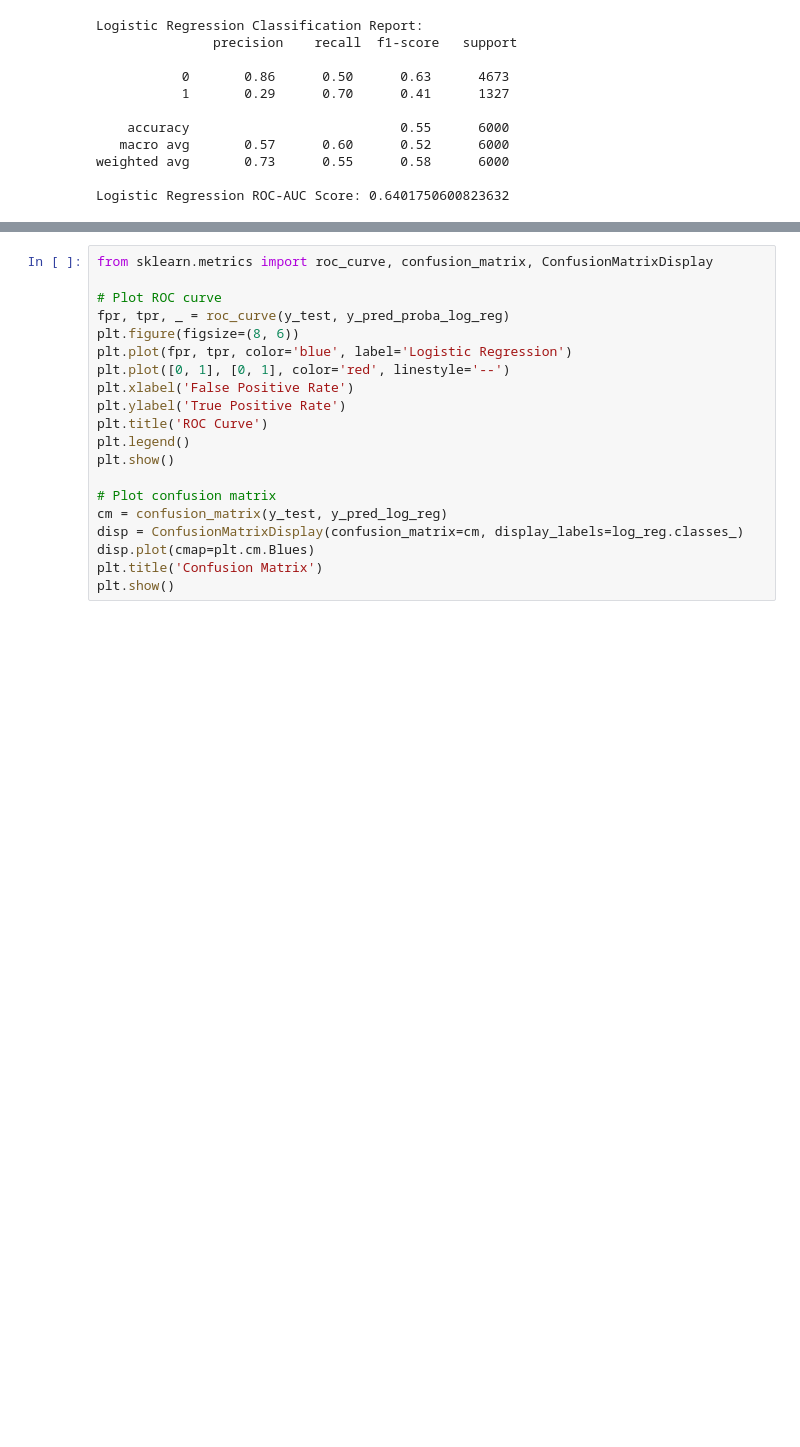
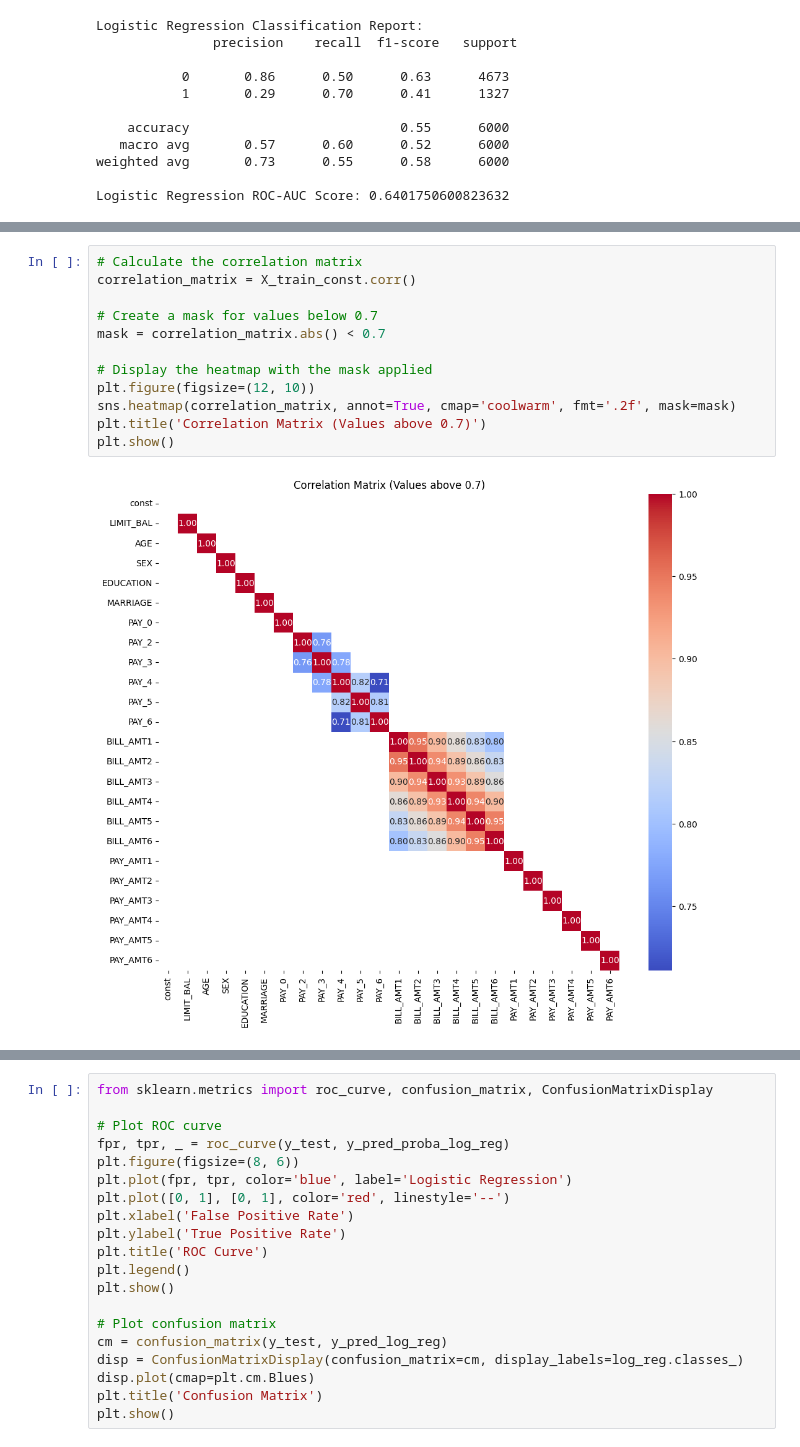
Before and after one commit to zuzann18/Credit_Risk, a Jupyter notebook: credit.ipynb, the cells around one changed output, grey strips where cells are left out. Cells and saved outputs as stored; diff of their text form; blank space fills up the shorter version.

```diff
--- a/credit.ipynb
+++ b/credit.ipynb
@@ -68,0 +272,14 @@ Logistic Regression ROC-AUC Score: 0.6401750600823632
+# %%
+# Calculate the correlation matrix
+correlation_matrix = X_train_const.corr()
+
+# Create a mask for values below 0.7
+mask = correlation_matrix.abs() < 0.7
+
+# Display the heatmap with the mask applied
+plt.figure(figsize=(12, 10))
+sns.heatmap(correlation_matrix, annot=True, cmap='coolwarm', fmt='.2f', mask=mask)
+plt.title('Correlation Matrix (Values above 0.7)')
+plt.show()
+# %% [output]
+[figure, added]
```
Also changed, not shown: parts of 26 cells of this notebook.
